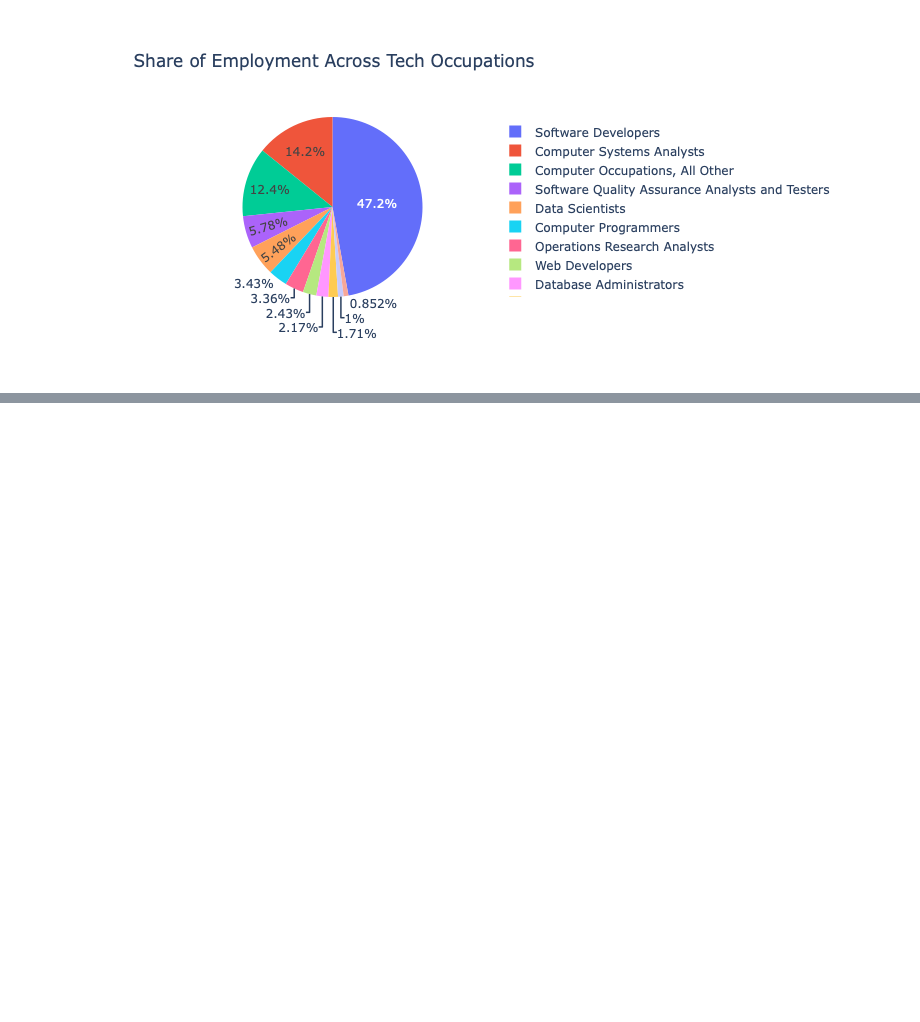
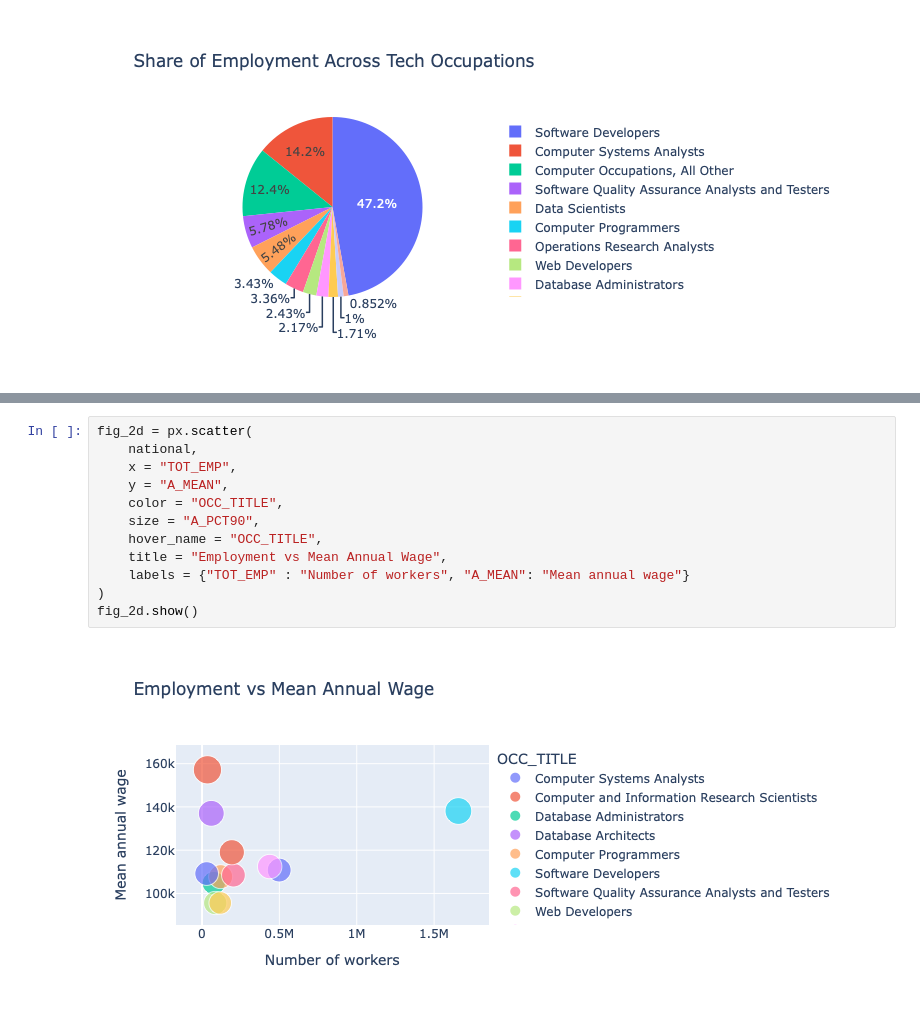
Before and after one commit to chryswds/DVC-CA1, a Jupyter notebook: DVC_CA1-2023334.ipynb, the cells around one changed output, grey strips where cells are left out. Cells and saved outputs as stored; diff of their text form; blank space fills up the shorter version.

Commit message:
Creates interactive plotly bubble scatter plot comparing employment vs mean annual wage

```diff
--- a/DVC_CA1-2023334.ipynb
+++ b/DVC_CA1-2023334.ipynb
@@ -190,0 +197,14 @@ fig_pie.show()
+# %%
+fig_2d = px.scatter(
+    national,
+    x = "TOT_EMP",
+    y = "A_MEAN",
+    color = "OCC_TITLE",
+    size = "A_PCT90",
+    hover_name = "OCC_TITLE",
+    title = "Employment vs Mean Annual Wage",
+    labels = {"TOT_EMP" : "Number of workers", "A_MEAN": "Mean annual wage"}
+)
+fig_2d.show()
+# %% [output]
+[figure, added]
```
Also changed, not shown: parts of 4 cells of this notebook.
